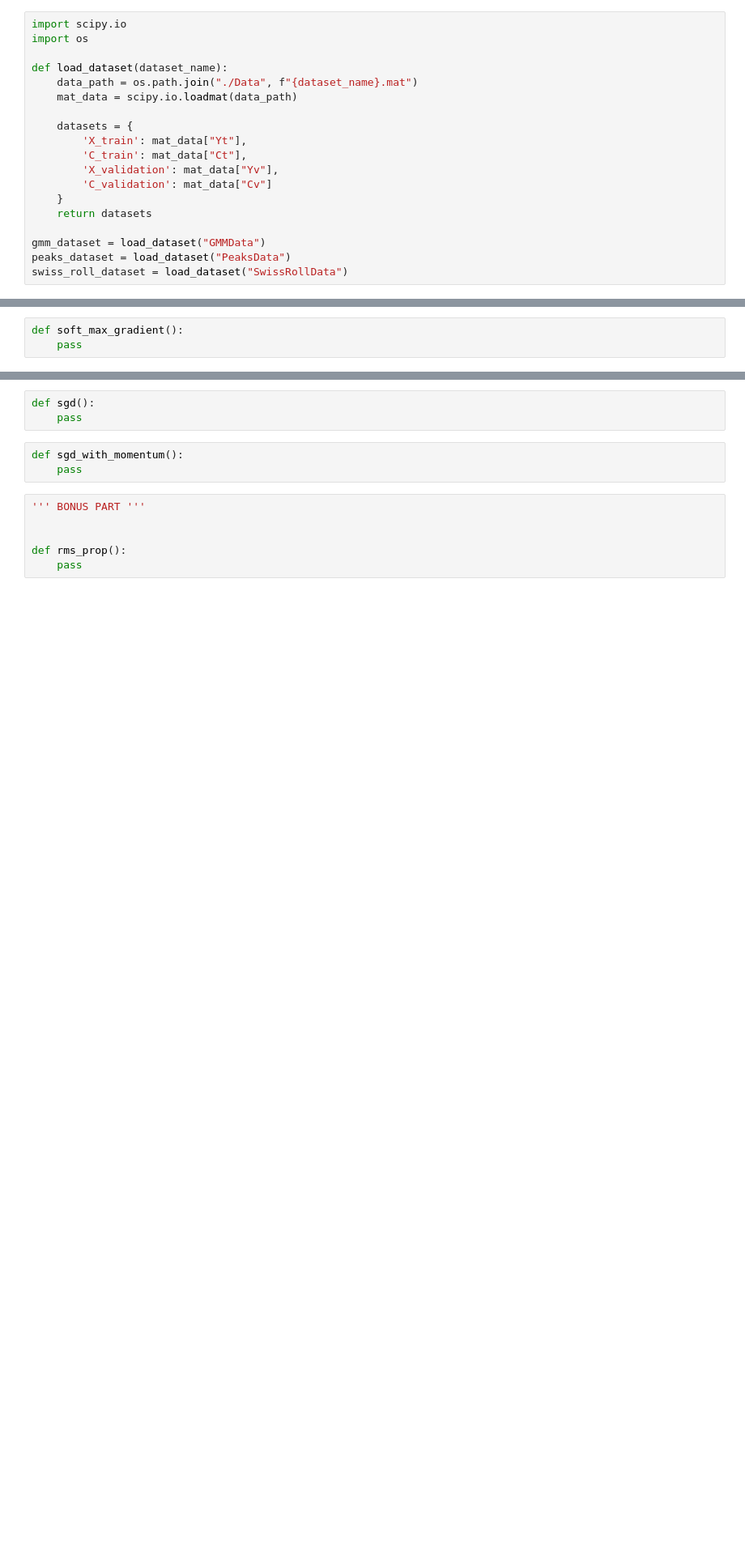
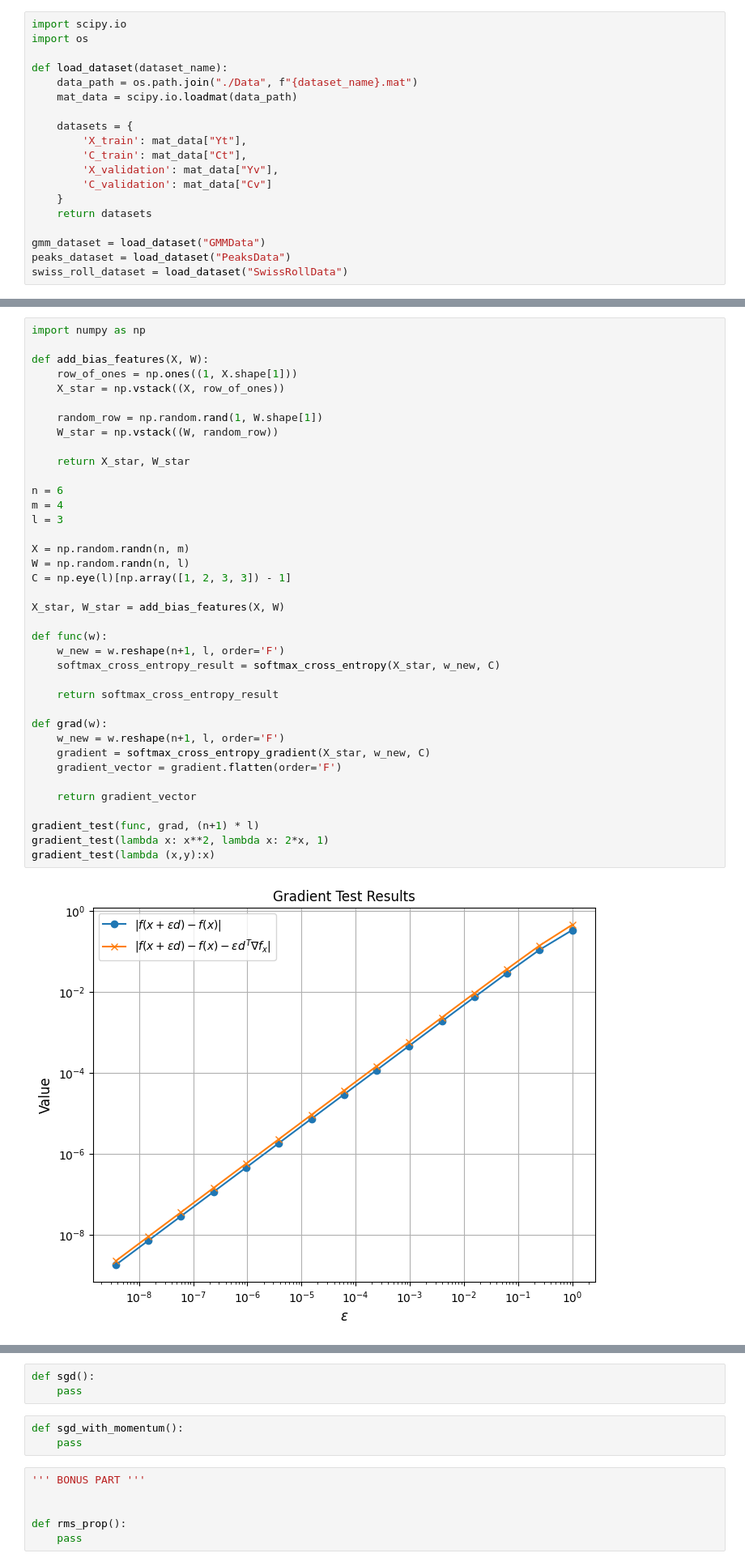
Before and after one commit to gigiadir/DeepLearning-HW1, a Jupyter notebook: HW1-Solution.ipynb, the cells around one changed output, grey strips where cells are left out. Shown at 81% size. Saved outputs shown, nothing was run; the diff lists cells and outputs as text; blank space fills up the shorter version.

```diff
--- a/HW1-Solution.ipynb
+++ b/HW1-Solution.ipynb
@@ -33,3 +103,40 @@ def soft_max_regression(x: np.ndarray):
 # %%
-def soft_max_gradient():
-    pass
+import numpy as np
+
+def add_bias_features(X, W):
+    row_of_ones = np.ones((1, X.shape[1]))
+    X_star = np.vstack((X, row_of_ones))
+
+    random_row = np.random.rand(1, W.shape[1])
+    W_star = np.vstack((W, random_row))
+
+    return X_star, W_star
+
+n = 6
+m = 4
+l = 3
+
+X = np.random.randn(n, m)
+W = np.random.randn(n, l)
+C = np.eye(l)[np.array([1, 2, 3, 3]) - 1]
+
+X_star, W_star = add_bias_features(X, W)
+
+def func(w):
+    w_new = w.reshape(n+1, l, order='F')
+    softmax_cross_entropy_result = softmax_cross_entropy(X_star, w_new, C)
+
+    return softmax_cross_entropy_result
+
+def grad(w):
+    w_new = w.reshape(n+1, l, order='F')
+    gradient = softmax_cross_entropy_gradient(X_star, w_new, C)
+    gradient_vector = gradient.flatten(order='F')
+
+    return gradient_vector
+
+gradient_test(func, grad, (n+1) * l)
+gradient_test(lambda x: x**2, lambda x: 2*x, 1)
+gradient_test(lambda (x,y):x)
+# %% [output]
+[figure, added]
```
Also changed, not shown: parts of 5 cells of this notebook.
